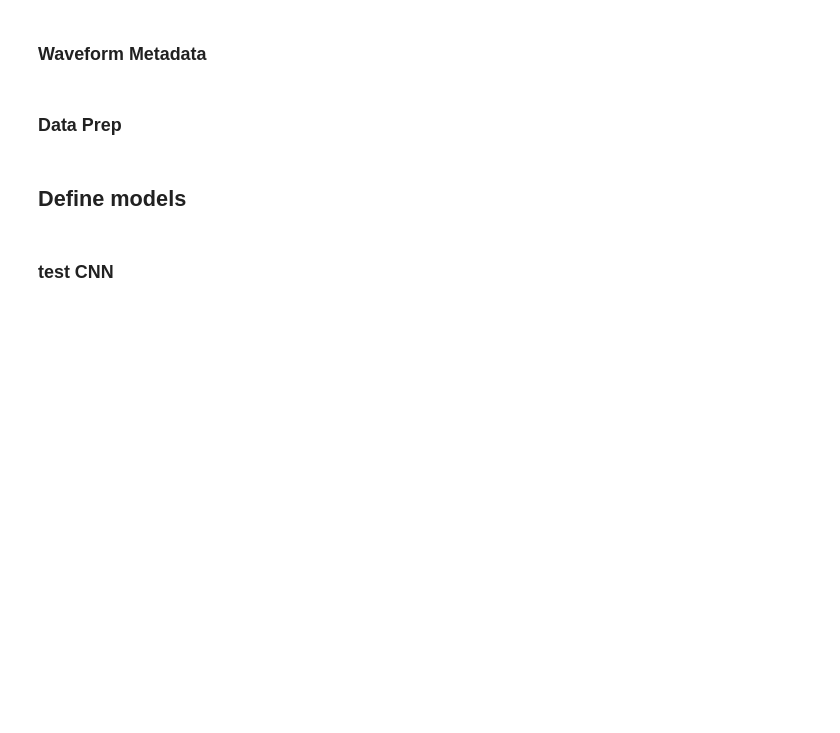
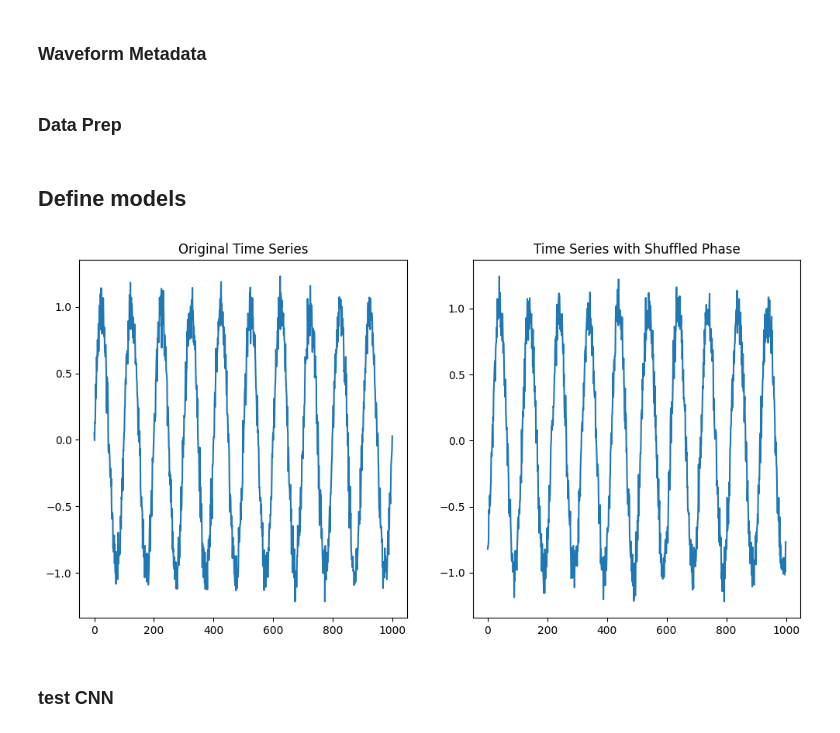
Before and after one commit to Akashkharita/PNW_Seismic_Event_Classification, a Jupyter notebook: deep_learning/Train_CNN_models.ipynb, the cells around one changed output. Cells and saved outputs as stored; diff of their text form; code cells hidden in the pictures; blank space fills up the shorter version.

```diff
--- a/deep_learning/Train_CNN_models.ipynb
+++ b/deep_learning/Train_CNN_models.ipynb
@@ -265,6 +246,45 @@ class MyResCNN(nn.Module):
         x = self.fc(x)
         # do not apply softmax here, as it will be applied in the loss function
         return x
+# %%
+import numpy as np
+import matplotlib.pyplot as plt
+
+def shuffle_phase(time_series):
+    # Compute the Fourier transform
+    fourier_transform = np.fft.fft(time_series)
+
+    # Get amplitude and phase
+    amplitude = np.abs(fourier_transform)
+    phase = np.angle(fourier_transform)
+
+    # Shuffle the phase
+    np.random.shuffle(phase[1:len(phase)//2])
+    phase[len(phase)//2+1:] = -phase[len(phase)//2-1:0:-1]  # Ensure conjugate symmetry
+
+    # Reconstruct the Fourier transform with original amplitude and shuffled phase
+    shuffled_fourier = amplitude * np.exp(1j * phase)
+
+    # Perform the inverse Fourier transform
+    new_time_series = np.fft.ifft(shuffled_fourier)
+
+    return new_time_series.real  # Return the real part
+
+# Example usage
+time_series = np.sin(np.linspace(0, 20*np.pi, 1000)) + np.random.normal(0, 0.1, 1000)
+new_time_series = shuffle_phase(time_series)
+
+# Plot the original and new time series
+plt.figure(figsize=(12, 6))
+plt.subplot(1, 2, 1)
+plt.plot(time_series)
+plt.title('Original Time Series')
+plt.subplot(1, 2, 2)
+plt.plot(new_time_series)
+plt.title('Time Series with Shuffled Phase')
+plt.show()
+# %% [output]
+[figure, added]
 # %% [markdown]
 ### test CNN
 # %%
```
Also changed, not shown: parts of 21 cells of this notebook.
